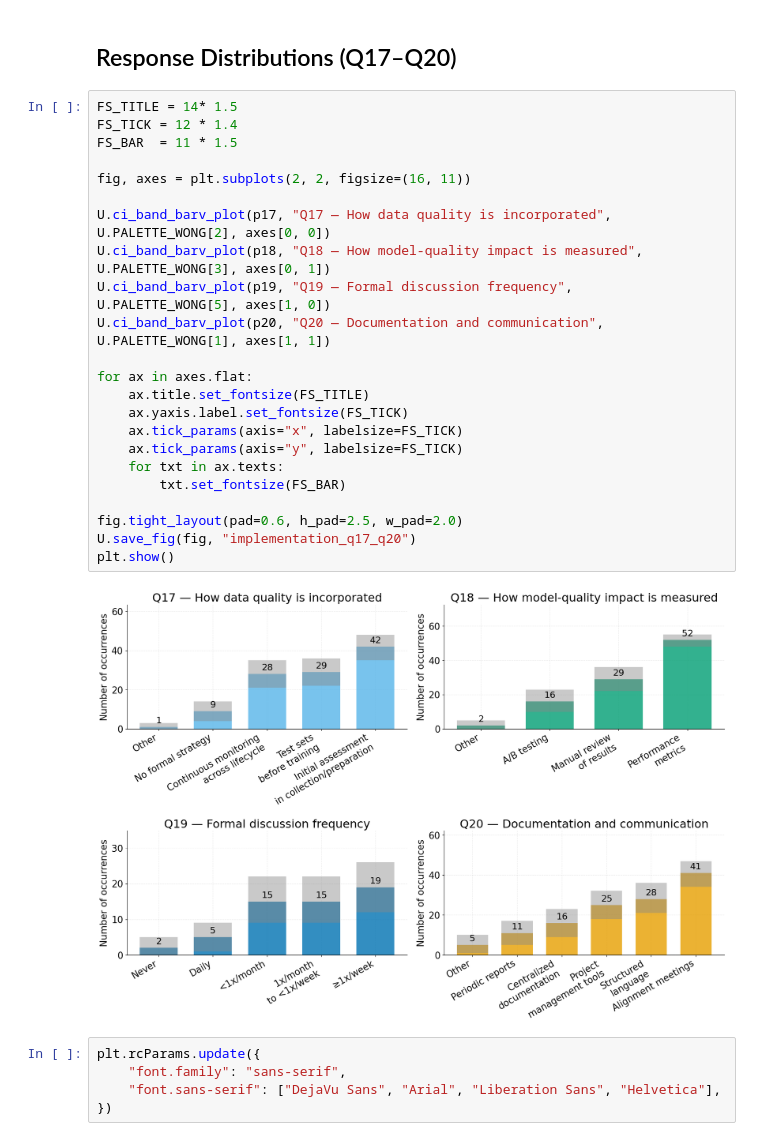
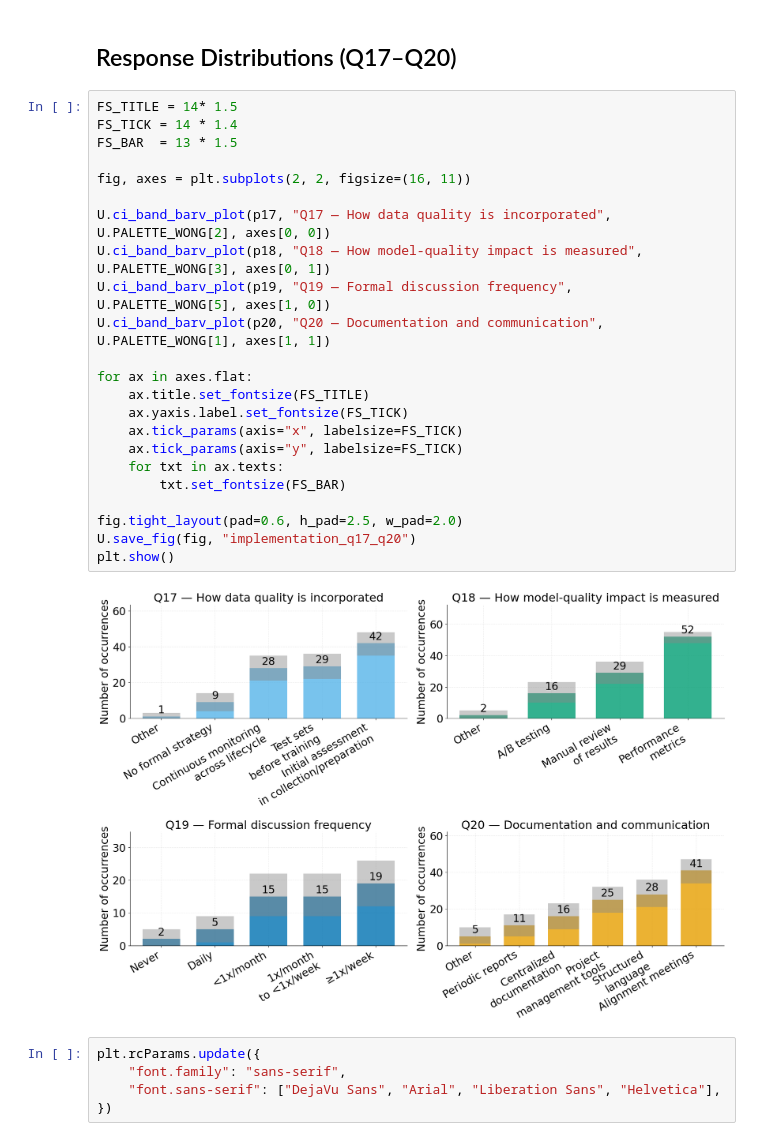
Before and after one commit to reset-ufc/data-quality-requirements-ml-systems, a Jupyter notebook: notebooks/RQ2.ipynb, the cells around one changed output. Drawn from its saved outputs; the diff is of its cells as text.

```diff
--- a/notebooks/RQ2.ipynb
+++ b/notebooks/RQ2.ipynb
@@ -66,29 +66,29 @@ p20 = U.proportions_with_ci(q20_bin, Q20_LABELS, n_q20)
 ## Response Distributions (Q17–Q20)
 # %%
 FS_TITLE = 14* 1.5
-FS_TICK = 12 * 1.4
-FS_BAR  = 11 * 1.5
+FS_TICK = 14 * 1.4
+FS_BAR  = 13 * 1.5
 
 fig, axes = plt.subplots(2, 2, figsize=(16, 11))
 
 U.ci_band_barv_plot(p17, "Q17 — How data quality is incorporated",     U.PALETTE_WONG[2], axes[0, 0])
 U.ci_band_barv_plot(p18, "Q18 — How model-quality impact is measured", U.PALETTE_WONG[3], axes[0, 1])
 U.ci_band_barv_plot(p19, "Q19 — Formal discussion frequency",          U.PALETTE_WONG[5], axes[1, 0])
 U.ci_band_barv_plot(p20, "Q20 — Documentation and communication",      U.PALETTE_WONG[1], axes[1, 1])
 
 for ax in axes.flat:
     ax.title.set_fontsize(FS_TITLE)
     ax.yaxis.label.set_fontsize(FS_TICK)
     ax.tick_params(axis="x", labelsize=FS_TICK)
     ax.tick_params(axis="y", labelsize=FS_TICK)
     for txt in ax.texts:
         txt.set_fontsize(FS_BAR)
 
 fig.tight_layout(pad=0.6, h_pad=2.5, w_pad=2.0)
 U.save_fig(fig, "implementation_q17_q20")
 plt.show()
 # %% [output]
-[figure, old version]
+[figure, new version]
 # %%
 plt.rcParams.update({
     "font.family": "sans-serif",
```
Also changed, not shown: 1 other file.
